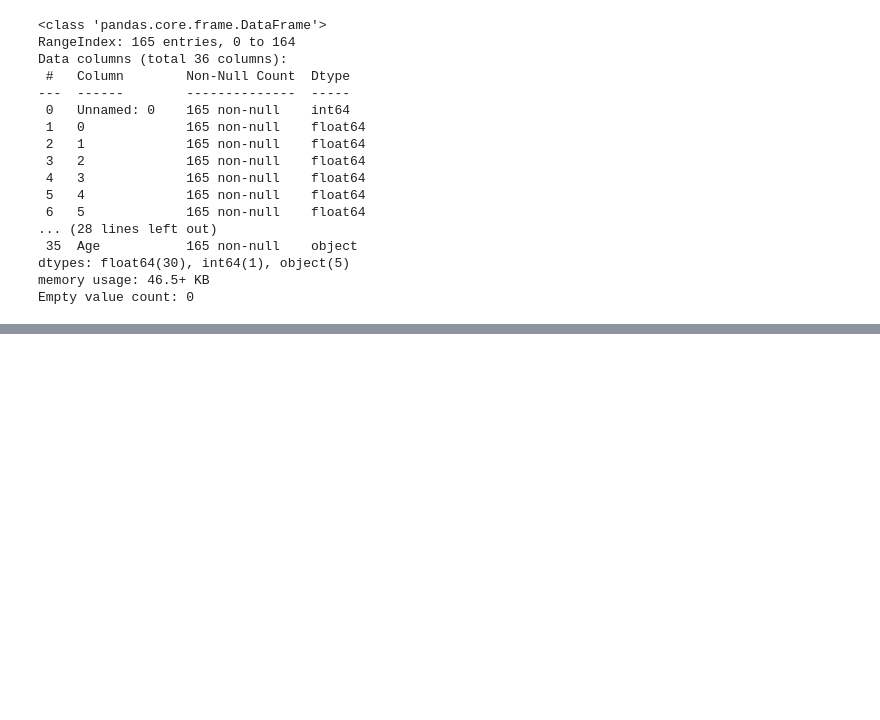
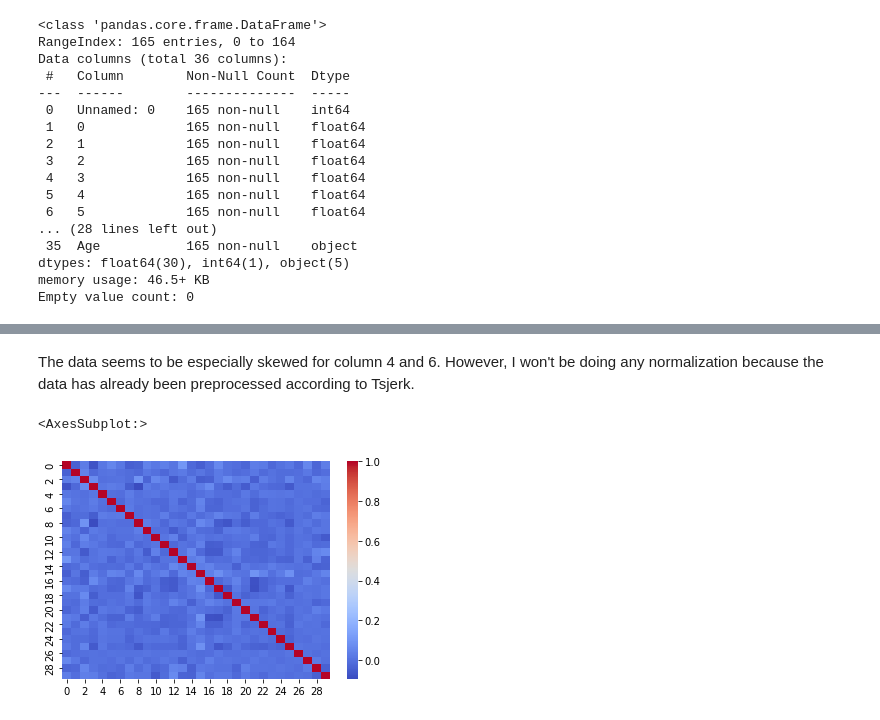
Before and after one commit to PRiesebos/DS3_Unsupervised, a Jupyter notebook: FinalAssignment.ipynb, the cells around one changed output, grey strips where cells are left out. Saved outputs shown, nothing was run; the diff lists cells and outputs as text; code cells hidden in the pictures; blank space fills up the shorter version.

```diff
--- a/FinalAssignment.ipynb
+++ b/FinalAssignment.ipynb
@@ -107,0 +113,8 @@ Index(['lar', 'cristata', 'mitis', 'badius', 'polykomos', 'torquatus'], dtype='o
+# %% [markdown]
+The data seems to be especially skewed for column 4 and 6. However, I won't be doing any normalization because the data has already been preprocessed according to Tsjerk.
+# %%
+correlation = df_values.corr()
+sn.heatmap(correlation, annot=False, cmap="coolwarm")
+# %% [output]
+<AxesSubplot:>
+[figure, added]
```
Also changed, not shown: parts of 35 cells of this notebook, 1 other file.
